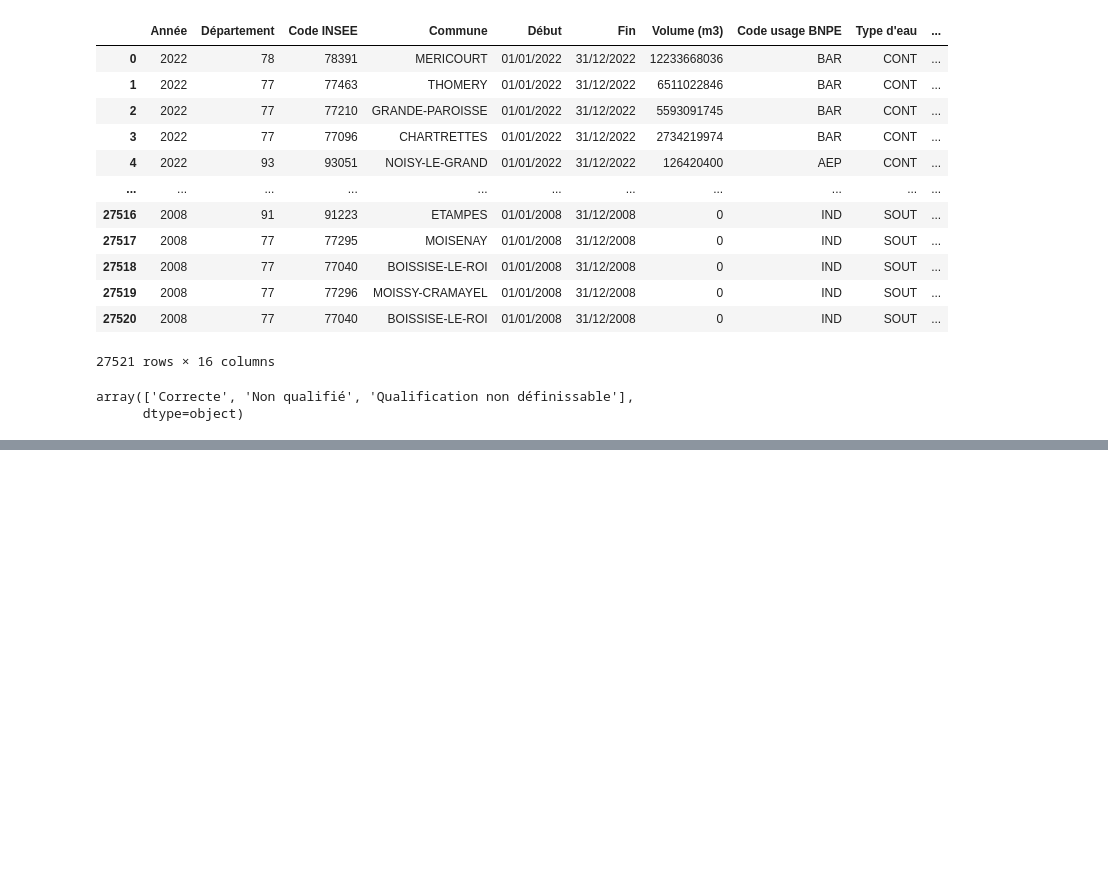
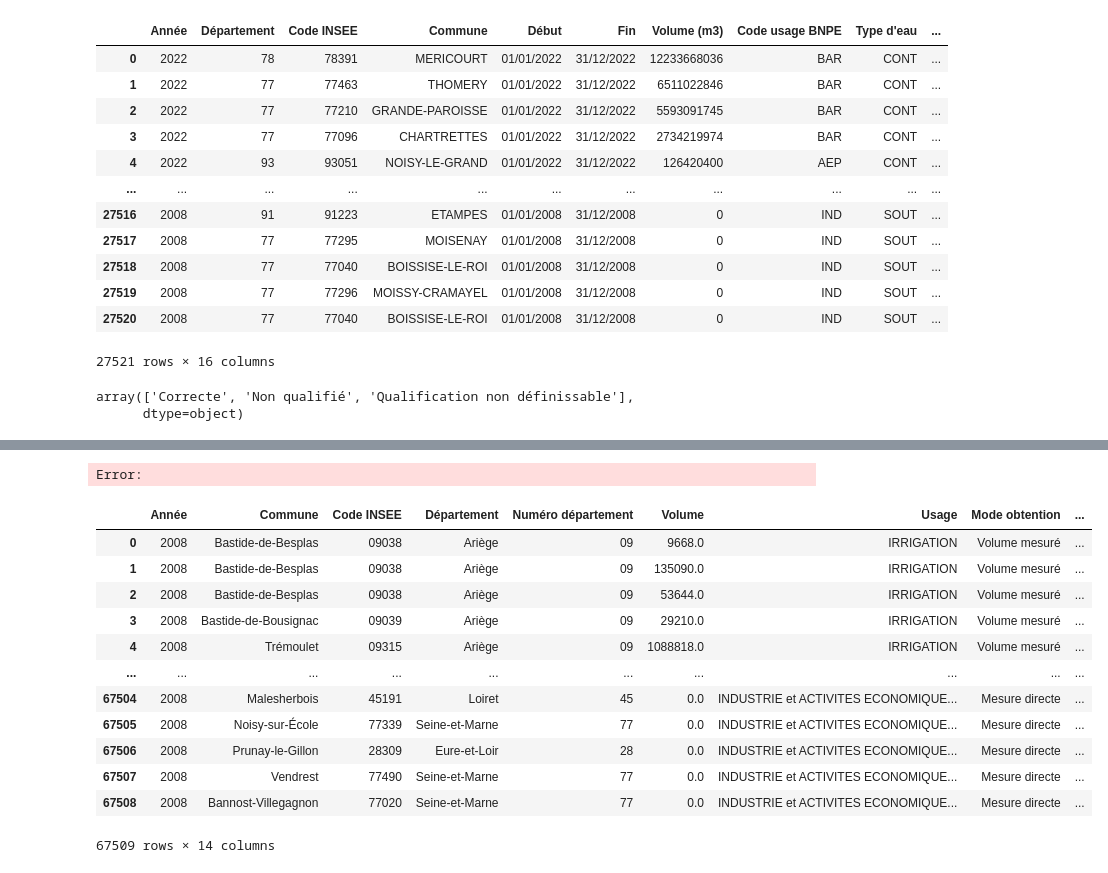
Before and after one commit to Garvoz/AquaVision, a Jupyter notebook: exploration2.ipynb, the cells around one changed output, grey strips where cells are left out. Cells and saved outputs as stored; diff of their text form; code cells hidden in the pictures; blank space fills up the shorter version.

```diff
--- a/exploration2.ipynb
+++ b/exploration2.ipynb
@@ -136,3 +150,7 @@ df_prel["Libellé de qualification du volume d'eau"].unique()
 # %% [output]
 array(['Correcte', 'Non qualifié', 'Qualification non définissable'],
       dtype=object)
+# %%
+url = "https://hubeau.eaufrance.fr/api/v1/prelevements/chroniques?annee=2008&code_departement=&format=json&size=50"
+# %%
+docu = requests.get(url).json()
@@ -138,0 +195,44 @@ array(['Correcte', 'Non qualifié', 'Qualification non définissable'],
+# %%
+for annee in range(2008, 2023):
+    url = "https://hubeau.eaufrance.fr/api/v1/prelevements/chroniques?annee=" +str(annee) + "&code_departement=&format=json&size=50"
+    docu = requests.get(url).json()
+    pages = re.search(r'page=(\d+)', docu['last'])
+    nb_pages = int(pages.group(1))
+    for page in range(1, nb_pages+1):
+        url2 = "https://hubeau.eaufrance.fr/api/v1/prelevements/chroniques?annee=2008&code_departement=&format=json&page=" + str(page) + "&size=50"
+        docu2 = requests.get(url2).json()
+        for prel in docu2['data']:
+            dico['Année'].append(prel['annee'])
+            dico['Commune'].append(prel['nom_commune'])
+            dico['Code INSEE'].append(prel['code_commune_insee'])
+            dico['Département'].append(prel['libelle_departement'])
+            dico['Numéro département'].append(prel['code_departement'])
+            dico['Volume'].append(prel['volume'])
+            dico['Usage']. append(prel['libelle_usage'])
+            dico['Mode obtention'].append(prel['libelle_mode_obtention_volume'])
+            dico['Longitude'].append(prel['longitude'])
+            dico['Latitude'].append(prel['latitude'])
+            dico['Statut'].append(prel['libelle_statut_volume'])
+            dico['Qualification'].append(prel['libelle_qualification_volume'])
+            dico['Prélèvement écrasant'].append(prel['prelevement_ecrasant'])
+            dico['Ouvrage'].append(prel['nom_ouvrage'])
+# %% [output]
+Error:
+# %%
+df = pd.DataFrame(dico)
+# %%
+df
+# %% [output]
+|  | Année | Commune | Code INSEE | Département | Numéro département | Volume | Usage | Mode obtention | ... |
+| 0 | 2008 | Bastide-de-Besplas | 09038 | Ariège | 09 | 9668.0 | IRRIGATION | Volume mesuré | ... |
+| 1 | 2008 | Bastide-de-Besplas | 09038 | Ariège | 09 | 135090.0 | IRRIGATION | Volume mesuré | ... |
+| 2 | 2008 | Bastide-de-Besplas | 09038 | Ariège | 09 | 53644.0 | IRRIGATION | Volume mesuré | ... |
+| 3 | 2008 | Bastide-de-Bousignac | 09039 | Ariège | 09 | 29210.0 | IRRIGATION | Volume mesuré | ... |
+| 4 | 2008 | Trémoulet | 09315 | Ariège | 09 | 1088818.0 | IRRIGATION | Volume mesuré | ... |
+| ... | ... | ... | ... | ... | ... | ... | ... | ... | ... |
+| 67504 | 2008 | Malesherbois | 45191 | Loiret | 45 | 0.0 | INDUSTRIE et ACTIVITES ECONOMIQUE... | Mesure directe | ... |
+| 67505 | 2008 | Noisy-sur-École | 77339 | Seine-et-Marne | 77 | 0.0 | INDUSTRIE et ACTIVITES ECONOMIQUE... | Mesure directe | ... |
+| 67506 | 2008 | Prunay-le-Gillon | 28309 | Eure-et-Loir | 28 | 0.0 | INDUSTRIE et ACTIVITES ECONOMIQUE... | Mesure directe | ... |
+| 67507 | 2008 | Vendrest | 77490 | Seine-et-Marne | 77 | 0.0 | INDUSTRIE et ACTIVITES ECONOMIQUE... | Mesure directe | ... |
+| 67508 | 2008 | Bannost-Villegagnon | 77020 | Seine-et-Marne | 77 | 0.0 | INDUSTRIE et ACTIVITES ECONOMIQUE... | Mesure directe | ... |
+67509 rows × 14 columns
```
Also changed, not shown: parts of 6 cells of this notebook, 1 other file.
